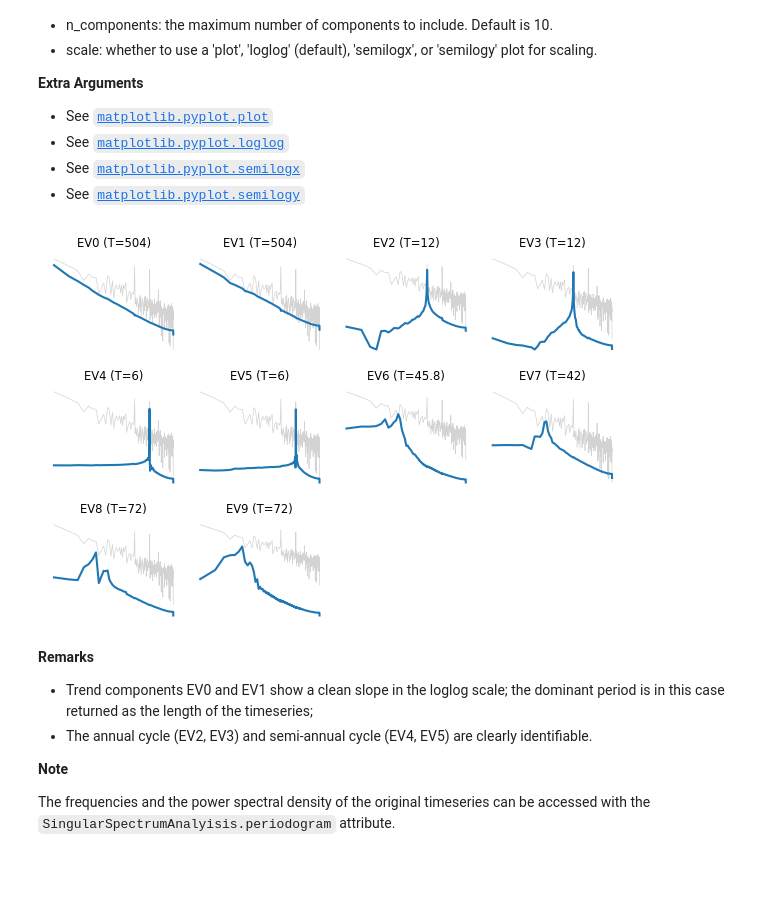
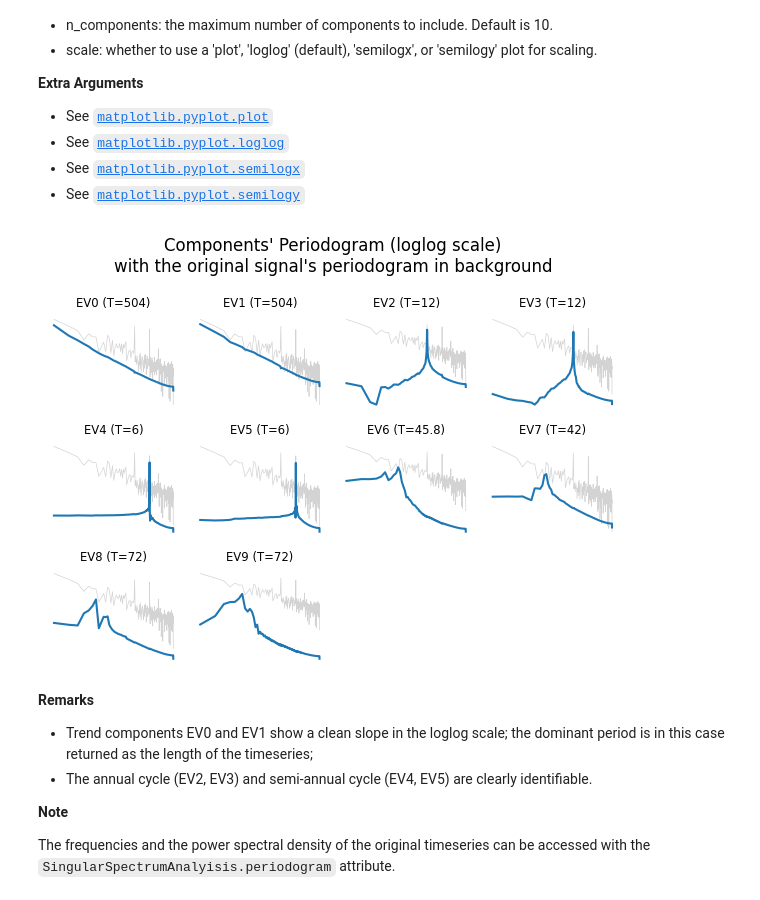
Before and after one commit to ADSCIAN/ssalib, a Jupyter notebook: notebooks/02_ssa_plotting_guide.ipynb, the cells around one changed output. Drawn from its saved outputs; the diff is of its cells as text; code cells hidden in the pictures; blank space fills up the shorter version.

```diff
--- a/notebooks/02_ssa_plotting_guide.ipynb
+++ b/notebooks/02_ssa_plotting_guide.ipynb
@@ -119,8 +132,10 @@ The title mentions the period corresponding to the dominant frequency associated
 # %%
 ssa = SSA(sst).decompose()
 fig, axes = ssa.plot(kind='periodogram', scale='loglog')
+fig.suptitle('Components\' Periodogram (loglog scale)\nwith the original signal\'s periodogram in background')
+fig.tight_layout()
 # %% [output]
-[figure, old version]
+[figure, new version]
 # %% [markdown]
 **Remarks**
 - Trend components EV0 and EV1 show a clean slope in the loglog scale; the dominant period is in this case returned as the length of the timeseries;
```
Also changed, not shown: parts of 9 cells of this notebook, 4 other files.
